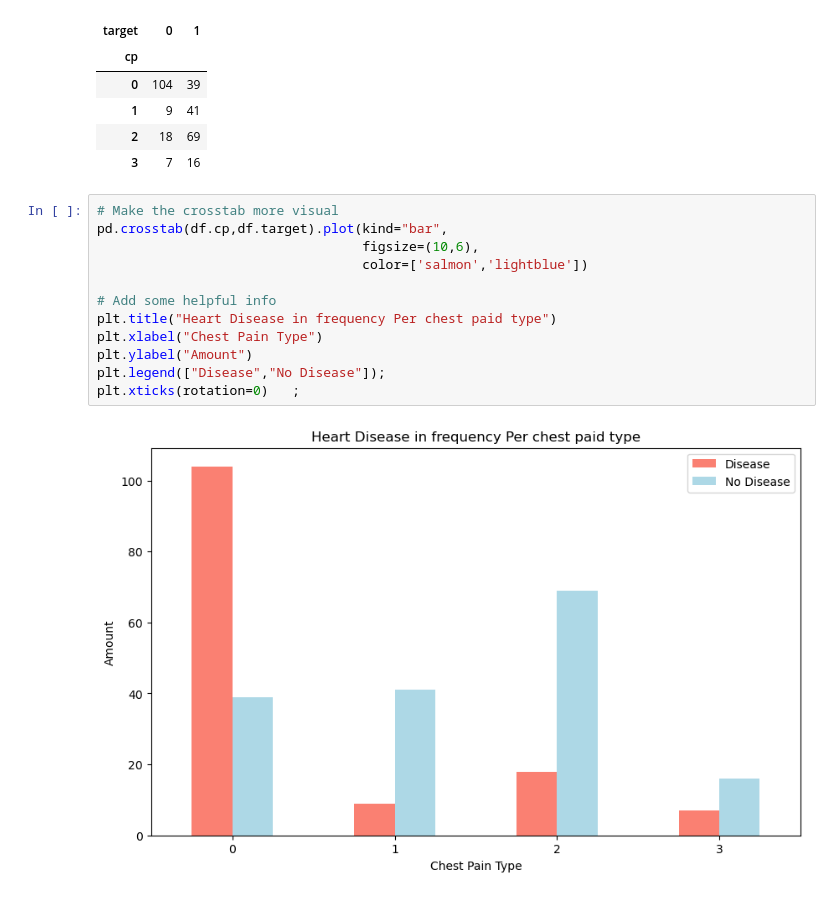
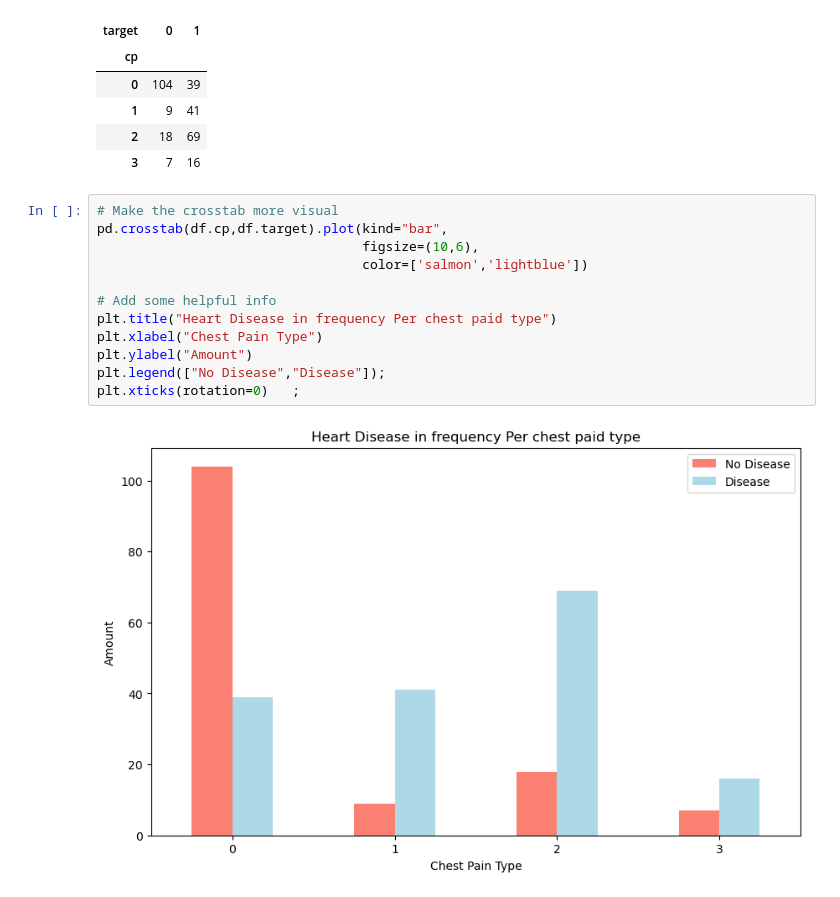
Before and after one commit to Md-Aziz-Developer/heart-disease-classfication, a Jupyter notebook: end-to-end-heart-disease-classification.ipynb, the cells around one changed output. Cells and saved outputs as stored; diff of their text form.

```diff
--- a/end-to-end-heart-disease-classification.ipynb
+++ b/end-to-end-heart-disease-classification.ipynb
@@ -262,14 +262,14 @@ pd.crosstab(df.cp,df.target)
 # %%
 # Make the crosstab more visual
 pd.crosstab(df.cp,df.target).plot(kind="bar",
                                   figsize=(10,6),
                                   color=['salmon','lightblue'])
 
 # Add some helpful info
 plt.title("Heart Disease in frequency Per chest paid type")
 plt.xlabel("Chest Pain Type")
 plt.ylabel("Amount")
-plt.legend(["Disease","No Disease"]);
+plt.legend(["No Disease","Disease"]);
 plt.xticks(rotation=0)   ;
 # %% [output]
-[figure, old version]
+[figure, new version]
```
Also changed, not shown: parts of 4 cells of this notebook, 1 other file.
